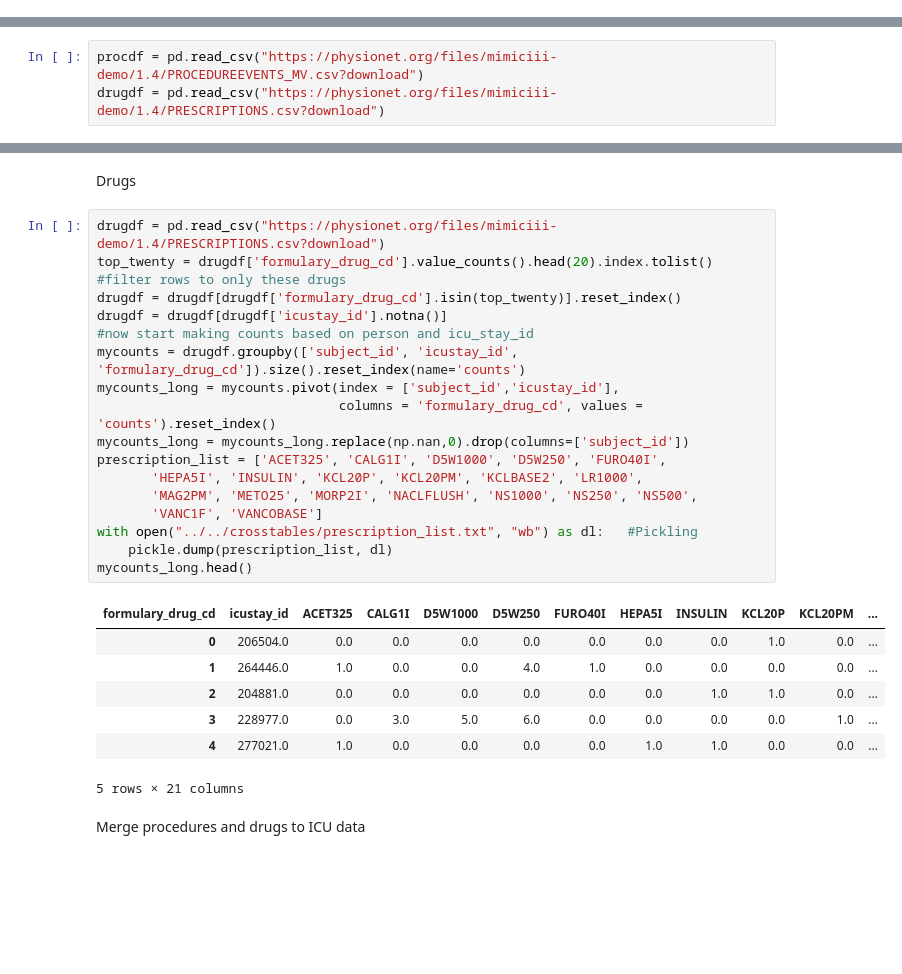
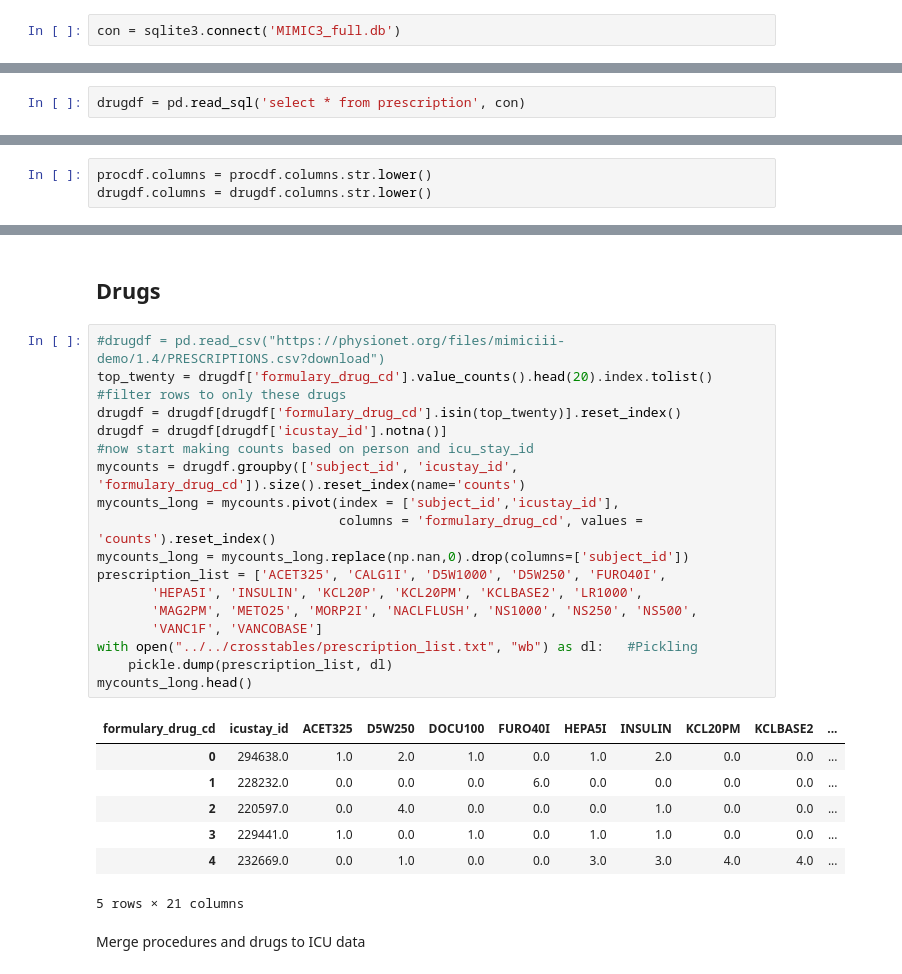
Before and after one commit to delashu/BIOS823_Project, a Jupyter notebook: scripts/feature_engineering/fe_01.ipynb, the cells around one changed output, grey strips where cells are left out. Saved outputs shown, nothing was run; the diff lists cells and outputs as text; blank space fills up the shorter version.

Commit message:
get full training data

```diff
--- a/scripts/feature_engineering/fe_01.ipynb
+++ b/scripts/feature_engineering/fe_01.ipynb
@@ -4,0 +6,2 @@ import pickle
+# %%
+con = sqlite3.connect('MIMIC3_full.db')
@@ -4,0 +14,2 @@ import pickle
+# %%
+drugdf = pd.read_sql('select * from prescription', con)
@@ -5,3 +22,6 @@ import pickle
+# %%
+procdf.columns = procdf.columns.str.lower()
+drugdf.columns = drugdf.columns.str.lower()
 # %%
 fields = ["subject_id","hadm_id","deathtime", "admission_type", "admission_location",
           "discharge_location", "insurance", "diagnosis", "hospital_expire_flag"]
@@ -13,4 +33 @@ icudf = pd.read_csv("https://physionet.org/files/mimiciii-demo/1.4/ICUSTAYS.csv?
-# %%
-procdf = pd.read_csv("https://physionet.org/files/mimiciii-demo/1.4/PROCEDUREEVENTS_MV.csv?download")
-drugdf = pd.read_csv("https://physionet.org/files/mimiciii-demo/1.4/PRESCRIPTIONS.csv?download")
 # %% [markdown]
@@ -73,30 +90,30 @@ myproc_counts_long.head()
-# %% [markdown]
-Drugs
+# %% [markdown]
+## Drugs
 # %%
-drugdf = pd.read_csv("https://physionet.org/files/mimiciii-demo/1.4/PRESCRIPTIONS.csv?download")
+#drugdf = pd.read_csv("https://physionet.org/files/mimiciii-demo/1.4/PRESCRIPTIONS.csv?download")
 top_twenty = drugdf['formulary_drug_cd'].value_counts().head(20).index.tolist()
 #filter rows to only these drugs
 drugdf = drugdf[drugdf['formulary_drug_cd'].isin(top_twenty)].reset_index()
 drugdf = drugdf[drugdf['icustay_id'].notna()]
 #now start making counts based on person and icu_stay_id
 mycounts = drugdf.groupby(['subject_id', 'icustay_id', 'formulary_drug_cd']).size().reset_index(name='counts')
 mycounts_long = mycounts.pivot(index = ['subject_id','icustay_id'],
                                columns = 'formulary_drug_cd', values = 'counts').reset_index()
 mycounts_long = mycounts_long.replace(np.nan,0).drop(columns=['subject_id'])
 prescription_list = ['ACET325', 'CALG1I', 'D5W1000', 'D5W250', 'FURO40I',
        'HEPA5I', 'INSULIN', 'KCL20P', 'KCL20PM', 'KCLBASE2', 'LR1000',
        'MAG2PM', 'METO25', 'MORP2I', 'NACLFLUSH', 'NS1000', 'NS250', 'NS500',
        'VANC1F', 'VANCOBASE']
 with open("../../crosstables/prescription_list.txt", "wb") as dl:   #Pickling
     pickle.dump(prescription_list, dl)
 mycounts_long.head()
 # %% [output]
-| formulary_drug_cd | icustay_id | ACET325 | CALG1I | D5W1000 | D5W250 | FURO40I | HEPA5I | INSULIN | KCL20P | KCL20PM | ... |
-| 0 | 206504.0 | 0.0 | 0.0 | 0.0 | 0.0 | 0.0 | 0.0 | 0.0 | 1.0 | 0.0 | ... |
-| 1 | 264446.0 | 1.0 | 0.0 | 0.0 | 4.0 | 1.0 | 0.0 | 0.0 | 0.0 | 0.0 | ... |
-| 2 | 204881.0 | 0.0 | 0.0 | 0.0 | 0.0 | 0.0 | 0.0 | 1.0 | 1.0 | 0.0 | ... |
-| 3 | 228977.0 | 0.0 | 3.0 | 5.0 | 6.0 | 0.0 | 0.0 | 0.0 | 0.0 | 1.0 | ... |
-| 4 | 277021.0 | 1.0 | 0.0 | 0.0 | 0.0 | 0.0 | 1.0 | 1.0 | 0.0 | 0.0 | ... |
+| formulary_drug_cd | icustay_id | ACET325 | D5W250 | DOCU100 | FURO40I | HEPA5I | INSULIN | KCL20PM | KCLBASE2 | ... |
+| 0 | 294638.0 | 1.0 | 2.0 | 1.0 | 0.0 | 1.0 | 2.0 | 0.0 | 0.0 | ... |
+| 1 | 228232.0 | 0.0 | 0.0 | 0.0 | 6.0 | 0.0 | 0.0 | 0.0 | 0.0 | ... |
+| 2 | 220597.0 | 0.0 | 4.0 | 0.0 | 0.0 | 0.0 | 1.0 | 0.0 | 0.0 | ... |
+| 3 | 229441.0 | 1.0 | 0.0 | 1.0 | 0.0 | 1.0 | 1.0 | 0.0 | 0.0 | ... |
+| 4 | 232669.0 | 0.0 | 1.0 | 0.0 | 0.0 | 3.0 | 3.0 | 4.0 | 4.0 | ... |
 5 rows × 21 columns
 # %% [markdown]
 Merge procedures and drugs to ICU data
```
Also changed, not shown: parts of 15 cells of this notebook, 3 other files.
